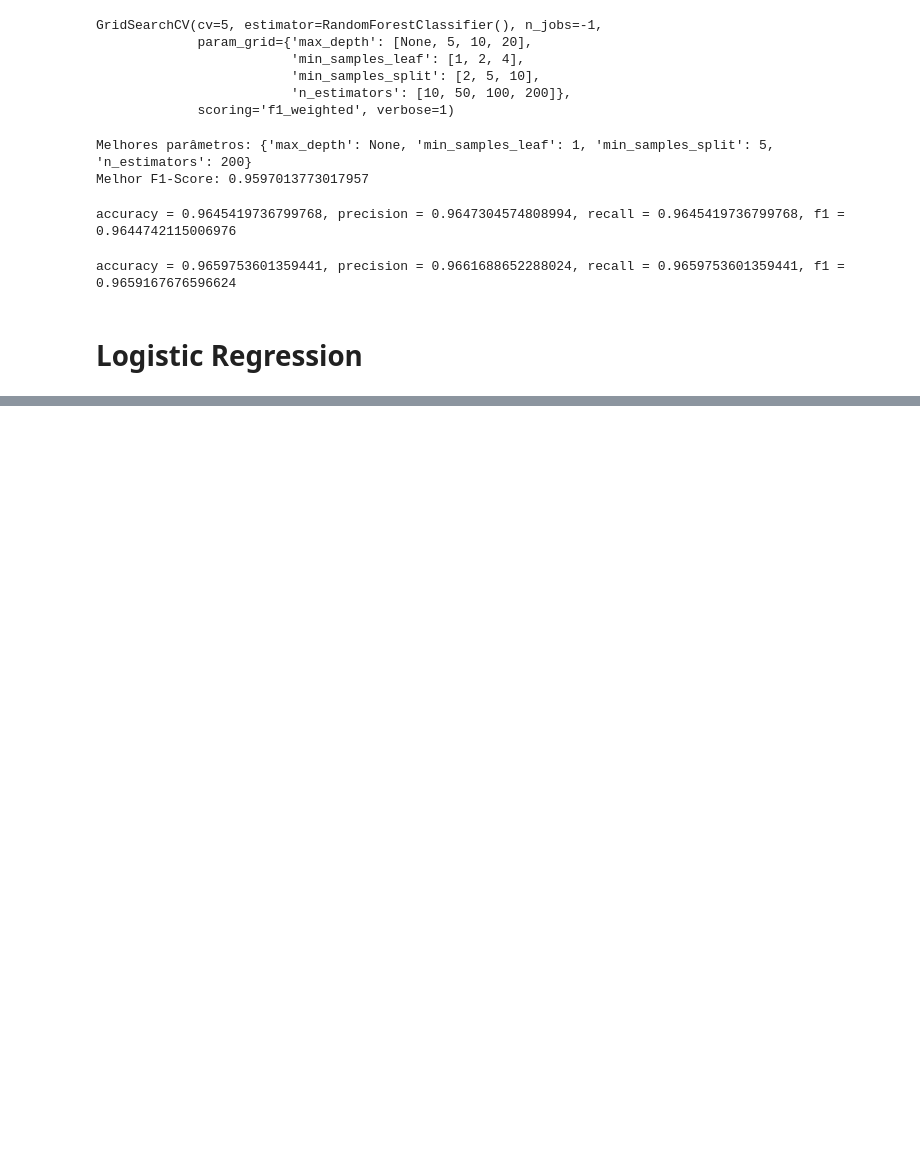
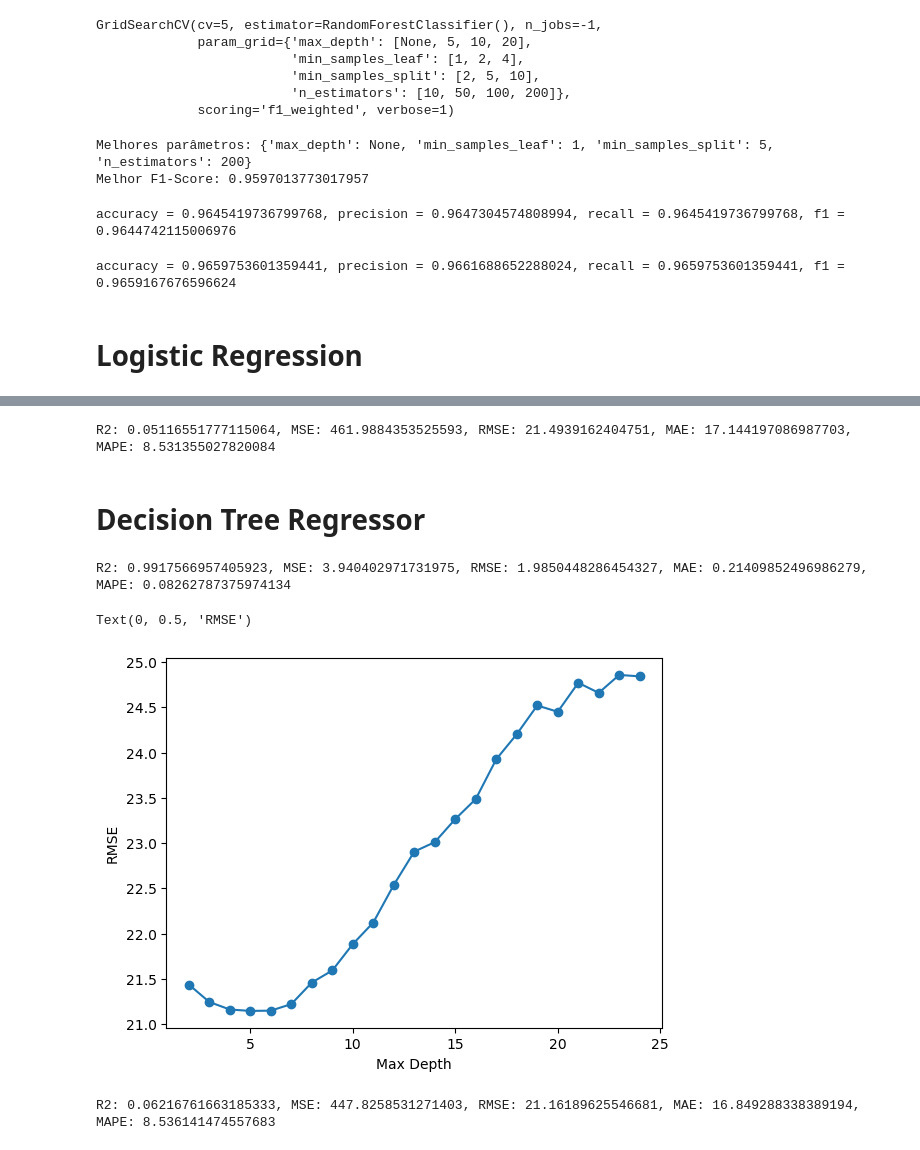
Before and after one commit to LuigiFerrari14/Machine-Learning, a Jupyter notebook: projeto_aluno.ipynb, the cells around one changed output, grey strips where cells are left out. Saved outputs shown, nothing was run; the diff lists cells and outputs as text; code cells hidden in the pictures; blank space fills up the shorter version.

```diff
--- a/projeto_aluno.ipynb
+++ b/projeto_aluno.ipynb
@@ -246,0 +389,3 @@ accuracy = 0.9659753601359441, precision = 0.9661688652288024, recall = 0.965975
+# %%
+lr_model = LinearRegression()
+lr_model.fit(X_train, y_train)
@@ -246,0 +416,4 @@ accuracy = 0.9659753601359441, precision = 0.9661688652288024, recall = 0.965975
+# %%
+lr_model = LinearRegression()
+lr_model.fit(X_train, y_train)
+y_pred = lr_model.predict(X_val)
@@ -246,0 +445,48 @@ accuracy = 0.9659753601359441, precision = 0.9661688652288024, recall = 0.965975
+# %%
+#val data
+print('R2: {}, MSE: {}, RMSE: {}, MAE: {}, MAPE: {}'.format(r2,mse,rmse,mae,mape))
+# %% [output]
+R2: 0.05116551777115064, MSE: 461.9884353525593, RMSE: 21.4939162404751, MAE: 17.144197086987703, MAPE: 8.531355027820084
+# %% [markdown]
+# Decision Tree Regressor
+# %%
+ #definition
+model = tr.DecisionTreeRegressor()
+#fit
+model.fit(X_train, y_train)
+#performance
+y_pred = model.predict(X_train)
+# %%
+r2 = mt.r2_score(y_train, y_pred)
+mse = mt.mean_squared_error(y_train, y_pred)
+rmse = mt.root_mean_squared_error(y_train, y_pred)
+mae = mt.mean_absolute_error(y_train, y_pred)
+mape = mt.mean_absolute_percentage_error(y_train, y_pred)
+# %%
+#training data
+print('R2: {}, MSE: {}, RMSE: {}, MAE: {}, MAPE: {}'.format(r2,mse,rmse,mae,mape))
+# %% [output]
+R2: 0.9917566957405923, MSE: 3.940402971731975, RMSE: 1.9850448286454327, MAE: 0.21409852496986279, MAPE: 0.08262787375974134
+# %%
+max_depth = list()
+
+for i in range(2,25):
+    #definition
+    model = tr.DecisionTreeRegressor(random_state=42, max_depth=i)
+    #fit
+    model.fit(X_train, y_train)
+
+    #performance
+    y_pred = model.predict(X_val)
+
+    mse = mt.mean_squared_error(y_val, y_pred)
+
+    rmse = np.sqrt(mse)
+    max_depth.append(rmse)
+
+plt.plot(range(2,25), max_depth, marker='o')
+plt.xlabel('Max Depth')
+plt.ylabel('RMSE')
+# %% [output]
+Text(0, 0.5, 'RMSE')
+[figure, added]
@@ -246,0 +505,5 @@ accuracy = 0.9659753601359441, precision = 0.9661688652288024, recall = 0.965975
+# %%
+#val data
+print('R2: {}, MSE: {}, RMSE: {}, MAE: {}, MAPE: {}'.format(r2,mse,rmse,mae,mape))
+# %% [output]
+R2: 0.06216761663185333, MSE: 447.8258531271403, RMSE: 21.16189625546681, MAE: 16.849288338389194, MAPE: 8.536141474557683
```
Also changed, not shown: parts of 50 cells of this notebook.
